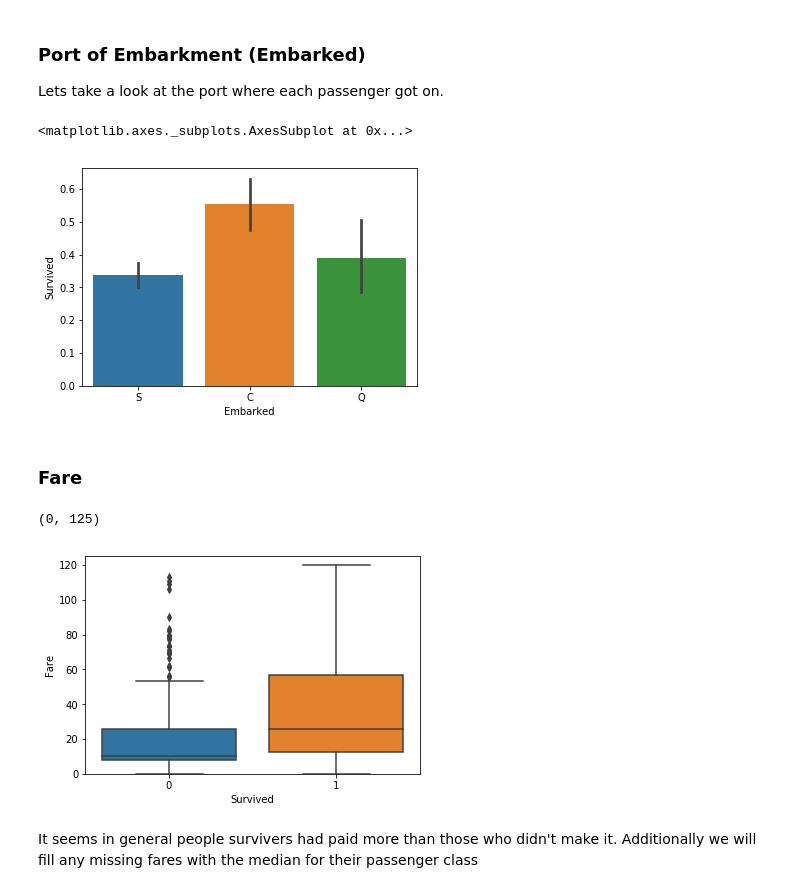
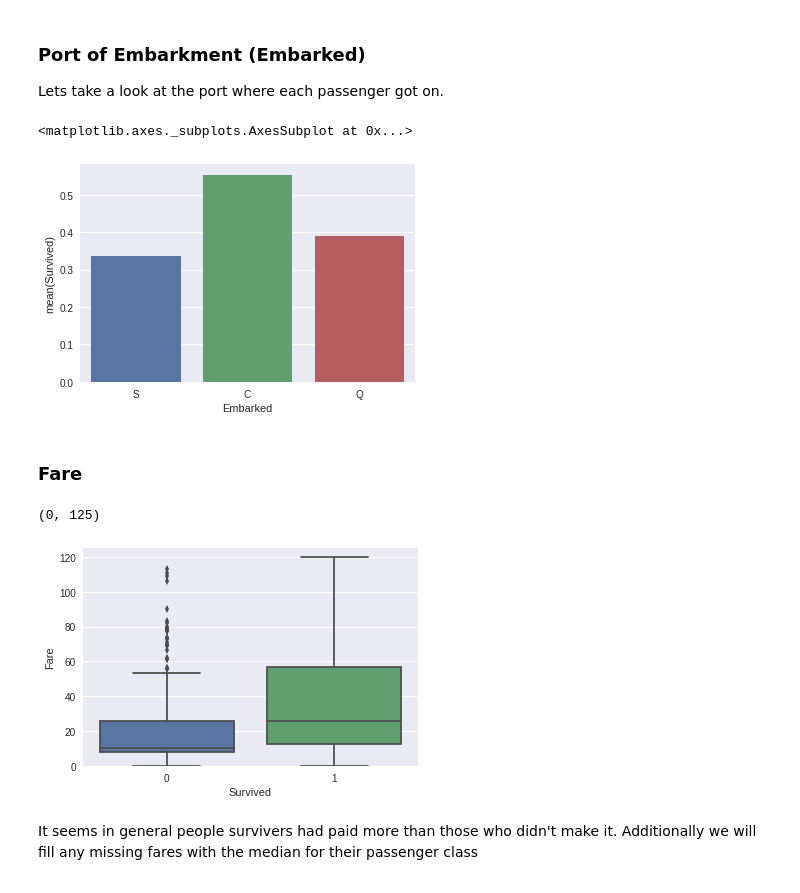
Before and after one commit to GougeC/Titanic_Analysis_Kaggle, a Jupyter notebook: Titanic Survival Analysis.ipynb, the cells around one changed output. Drawn from its saved outputs; the diff is of its cells as text; code cells hidden in the pictures.

```diff
--- a/Titanic Survival Analysis.ipynb
+++ b/Titanic Survival Analysis.ipynb
@@ -9,8 +9,8 @@ import matplotlib.pyplot as plt
 import seaborn as sns
 %matplotlib inline
 
-from sklearn.ensemble import RandomForestClassifier
 from sklearn.cross_validation import train_test_split
+sns.set_style('darkgrid')
 # %%
 #Load in the data
 train = pd.read_csv('train.csv')
@@ -198,10 +198,10 @@ memory usage: 90.6+ KB
 Lets take a look at the port where each passenger got on.
 # %%
 #visualize port vs survival
-sns.barplot(x = 'Embarked',y = 'Survived',data = train)
+sns.barplot(x = 'Embarked',y = 'Survived',data = train,ci=None)
 # %% [output]
 <matplotlib.axes._subplots.AxesSubplot at 0x...>
-[figure, old version]
+[figure, new version]
 # %% [markdown]
 ### Fare
 # %%
@@ -209,7 +209,7 @@ sns.boxplot(x = 'Survived',y = 'Fare',data = train)
 plt.ylim(0,125)
 # %% [output]
 (0, 125)
-[figure, old version]
+[figure, new version]
 # %% [markdown]
 It seems in general people survivers had paid more than those who didn't make it. Additionally we will fill any missing fares with the median for their passenger class
 # %%
```
Also changed, not shown: parts of 12 cells of this notebook, 1 other file.
